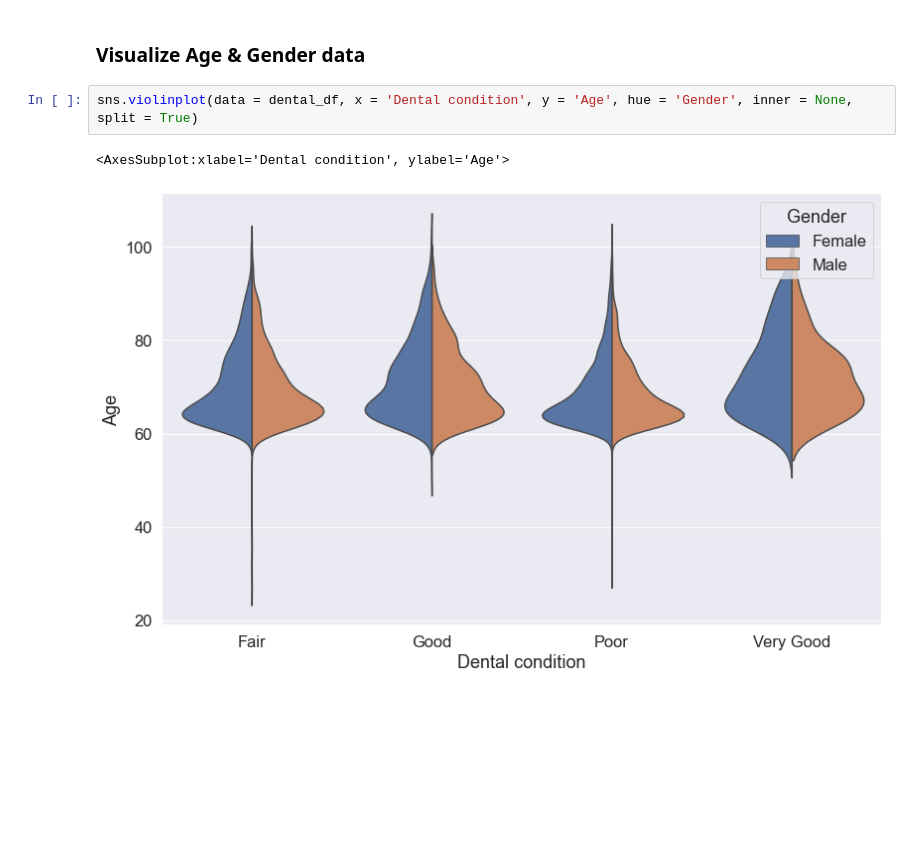
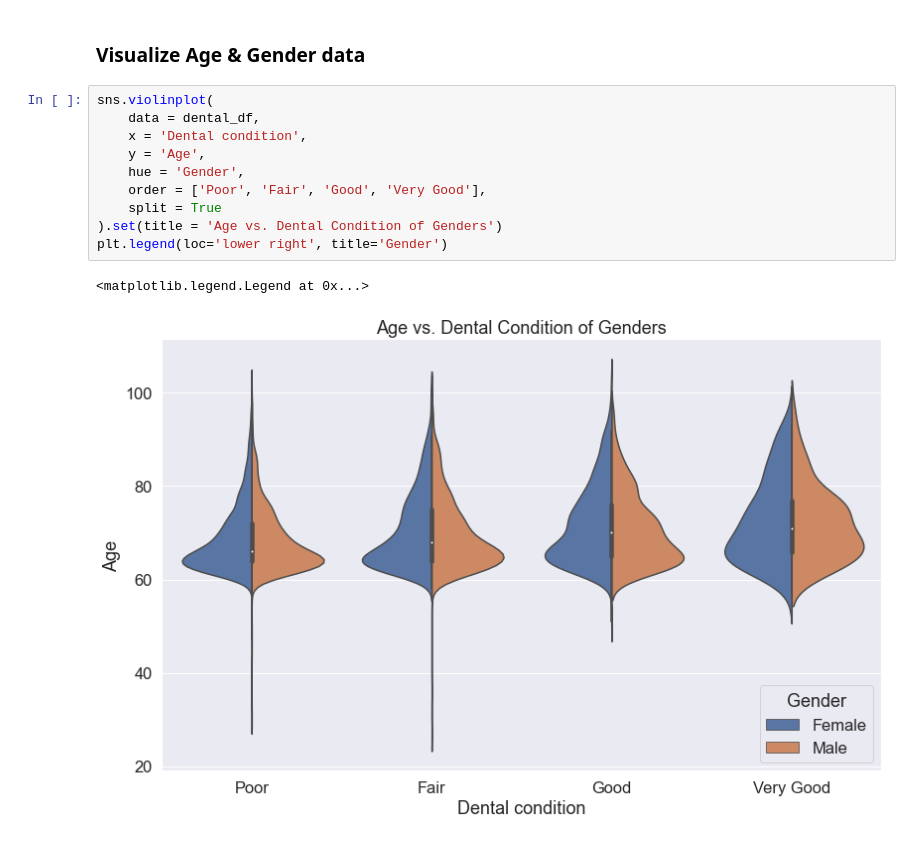
Before and after one commit to Rhunsilval/smile_on_python, a Jupyter notebook: notebooks/eda_dental_condition.ipynb, the cells around one changed output. Drawn from its saved outputs; the diff is of its cells as text; blank space fills up the shorter version.

```diff
--- a/notebooks/eda_dental_condition.ipynb
+++ b/notebooks/eda_dental_condition.ipynb
@@ -333,7 +319,15 @@ sns.histplot(
 # %% [markdown]
 ### Visualize Age & Gender data
 # %%
-sns.violinplot(data = dental_df, x = 'Dental condition', y = 'Age', hue = 'Gender', inner = None, split = True)
+sns.violinplot(
+    data = dental_df,
+    x = 'Dental condition',
+    y = 'Age',
+    hue = 'Gender',
+    order = ['Poor', 'Fair', 'Good', 'Very Good'],
+    split = True
+).set(title = 'Age vs. Dental Condition of Genders')
+plt.legend(loc='lower right', title='Gender')
 # %% [output]
-<AxesSubplot:xlabel='Dental condition', ylabel='Age'>
+<matplotlib.legend.Legend at 0x...>
-[figure, old version]
+[figure, new version]
```
Also changed, not shown: parts of 3 cells of this notebook, 3 other files.
